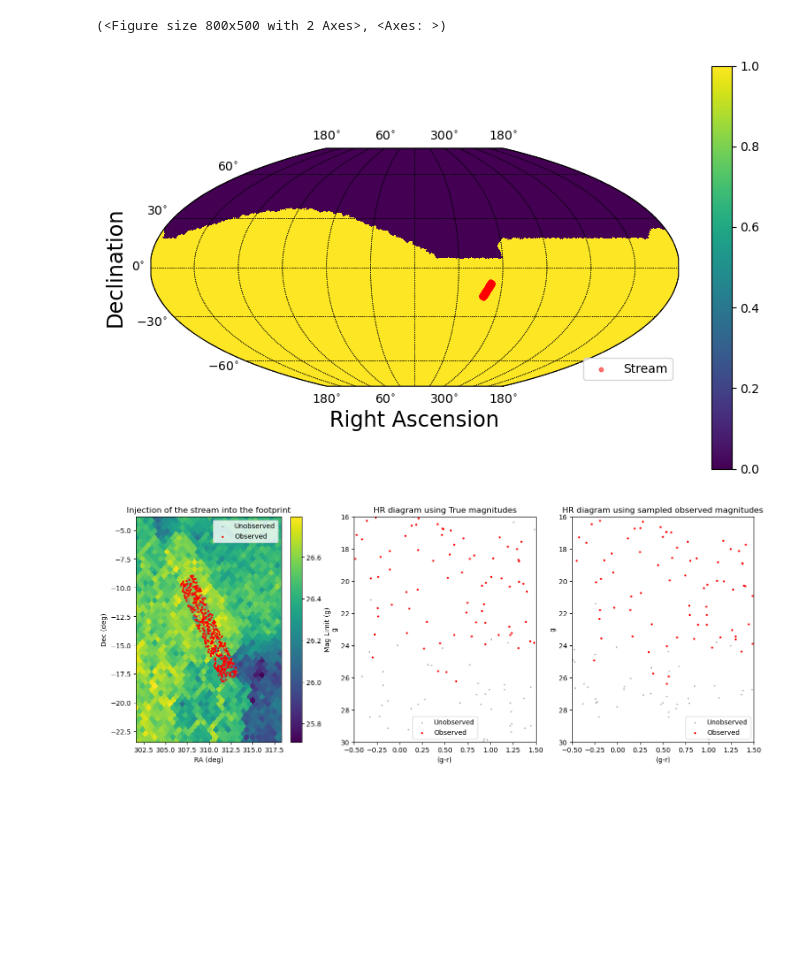
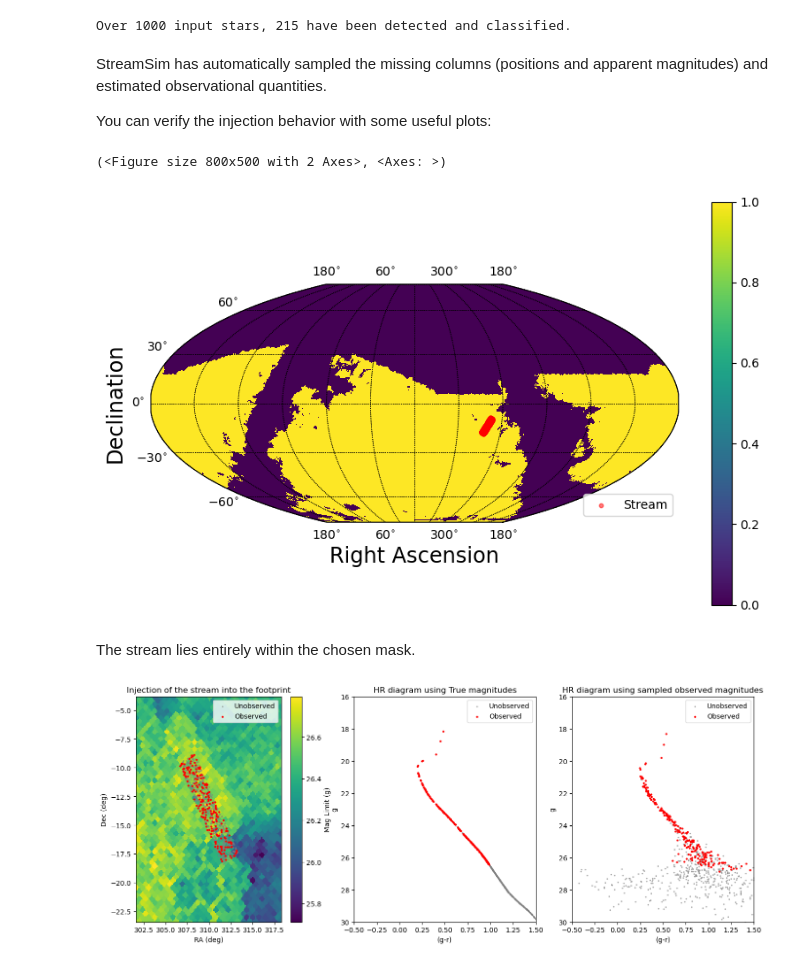
Before and after one commit to LSSTDESC/stream_sim, a Jupyter notebook: notebooks/tutorial_inject_stream.ipynb, the cells around one changed output. Cells and saved outputs as stored; diff of their text form; code cells hidden in the pictures; blank space fills up the shorter version.

Commit message:
Updated tutorials about generation and injection

```diff
--- a/notebooks/tutorial_inject_stream.ipynb
+++ b/notebooks/tutorial_inject_stream.ipynb
@@ -63,2 +105,6 @@ plt.show()
 # %%
-stream_injector = observed.StreamInjector(lsst_dc2)
+# Create an injector using the Survey object
+stream_injector = observed.StreamInjector(lsst_yr5)
+
+# Or using survey name and release (this will create the survey object internally)
+stream_injector = observed.StreamInjector(survey="lsst", release="yr5")
@@ -68,15 +177,27 @@ seed = 42
 
 rng = np.random.default_rng(seed)
 
+# Replace with your actual data
 data_test = pd.DataFrame({
     'phi1': rng.uniform(-5, 5, N),
     'phi2': rng.uniform(-1, 1, N),
-    #'ra': rng.random.uniform(-5, 5, N),
-    #'dec': rng.random.uniform(-1, 1, N),
-    'mag_g': rng.uniform(15, 30, N),
-    'mag_r': rng.uniform(15, 30, N),
 })
 
 
+# Since our data set does not have magnitudes, we need to provide an isochrone and distance model - cf tutorial_generate_datamocks.ipynb
+# This step can be skipped if the input data already has magnitudes in the desired bands
+stream_config = {
+            # Isochrone model
+            'isochrone': {'name': 'Bressan2012', # isochrone set name
+                          'survey': 'lsst', # survey for filter set
+                          'age': 12.0, # Age in Gyr of the population
+                          'z': 0.0006, # Metallicity of the population
+                          'band_1': 'g', # first band for color-magnitude
+                          'band_2': 'r', # second band for color-magnitude
+                          'band_1_detection': True},
 
-injected_data = stream_injector.inject(data_test, seed=seed, mask_type = ['footprint', 'ebv'], verbose=True)
+            # Distance modulus model. Here an example of a constant distance modulus
+            'distance_modulus': {'center':  {'type': 'Constant', 'value': 16.5},
+                                 'spread': {'type': 'Constant', 'value': 0.0},
+                                }
+}
@@ -89,0 +204,9 @@ Applying detection cut on g band with SNR >= 5.0
+# %%
+mask_type = ['footprint', 'ebv'] # Restrict to survey footprint and apply extinction mask
+
+# By default the bands used for detection are (g and r)
+injected_data_full = stream_injector.inject(data_test, seed=seed, mask_type=mask_type, stream_config=stream_config, verbose=True)
+
+# If you want to work only with detected and classified stars
+detected_data = injected_data_full[injected_data_full['flag_observed']]
+print(len(detected_data), "stars detected out of", len(injected_data_full))
@@ -90,14 +232,24 @@ Applying detection cut on g band with SNR >= 5.0
+# %%
+print(f"Over {len(injected_data_full)} input stars, {np.sum(injected_data_full['flag_observed'])} have been detected and classified.")
+# %% [output]
+Over 1000 input stars, 215 have been detected and classified.
+# %% [markdown]
+StreamSim has automatically sampled the missing columns (positions and apparent magnitudes) and estimated observational quantities.
+
+You can verify the injection behavior with some useful plots:
 # %%
-stream_injector.plot_stream_in_mask(injected_data, mask_type='footprint')
+# Plot the injected stream in the survey mask
+stream_injector.plot_stream_in_mask(injected_data_full, mask_type=mask_type)
 # %% [output]
 (<Figure size 800x500 with 2 Axes>, <Axes: >)
-[figure, old version]
+[figure, new version]
+# %% [markdown]
+The stream lies entirely within the chosen mask.
 # %%
-
 from stream_sim.plotting import plot_inject
 
 # Plot results
-fig, ax = plot_inject(injected_data, lsst_dc2, bands=['g', 'r'], save=False)
+fig, ax = plot_inject(injected_data_full, lsst_yr5, bands=['g', 'r'], save=False)
 plt.show()
 # %% [output]
-[figure, old version]
+[figure, new version]
```
Also changed, not shown: parts of 26 cells of this notebook, 1 other file.
